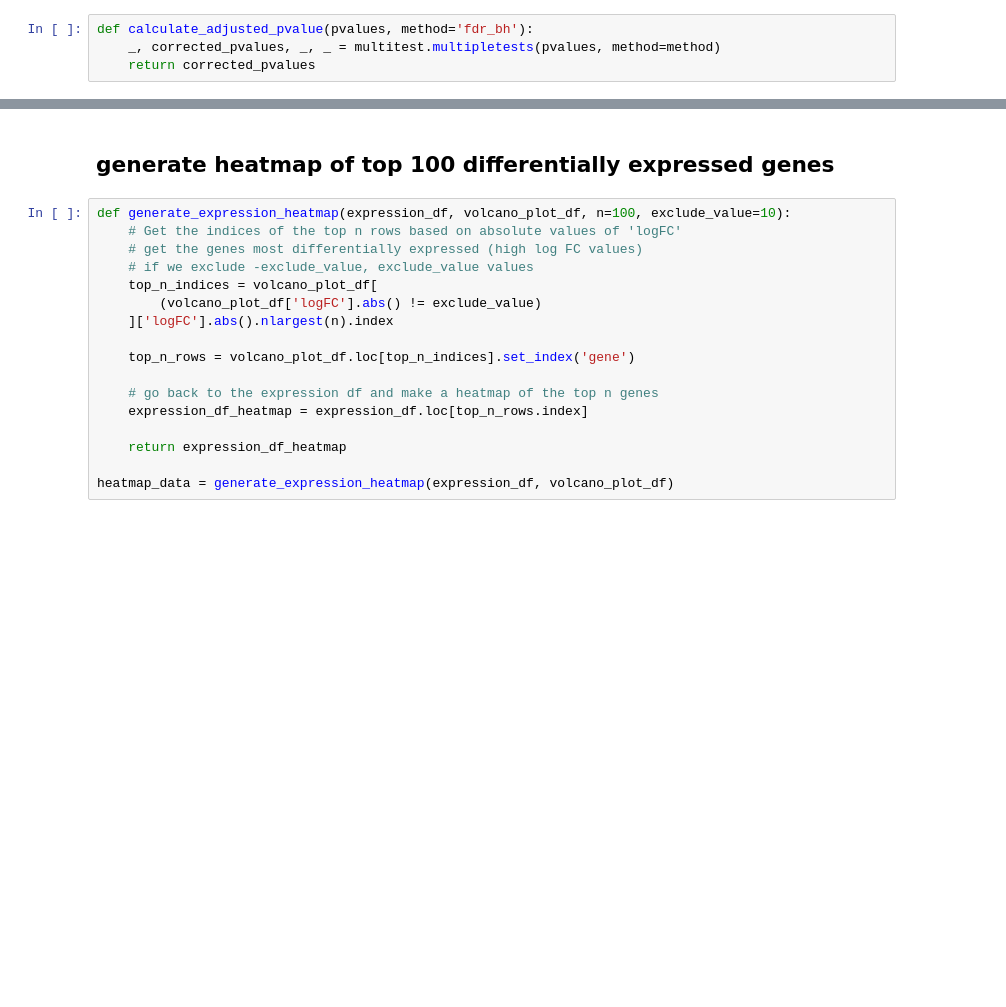
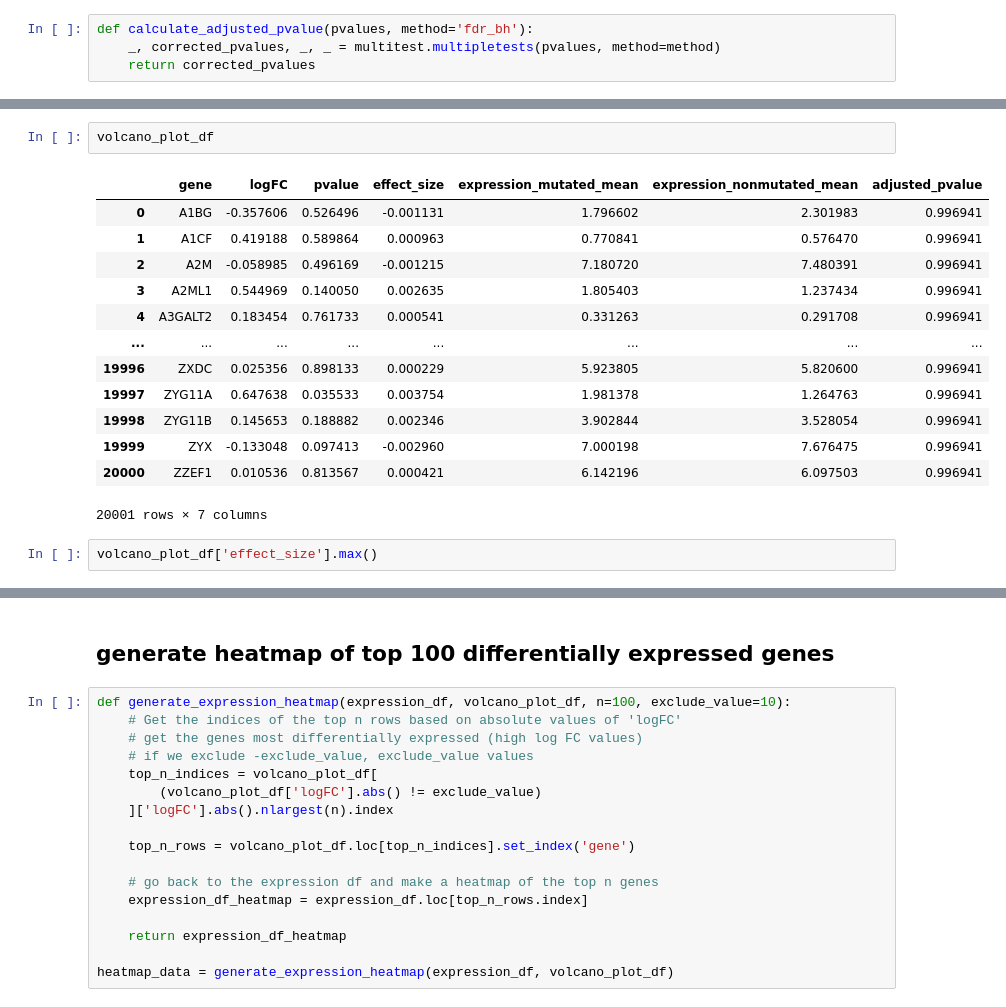
Before and after one commit to MeltemTutar/huang, a Jupyter notebook: Respond/Mutated_gene_expression_explore.ipynb, the cells around one changed output, grey strips where cells are left out. Drawn from its saved outputs; the diff is of its cells as text; blank space fills up the shorter version.

```diff
--- a/Respond/Mutated_gene_expression_explore.ipynb
+++ b/Respond/Mutated_gene_expression_explore.ipynb
@@ -143,5 +165,23 @@ volcano_plot_df, individuals_mutated_target_gene, volcano_input_filename = gener
 # %% [output]
 outputting data to RPL10/5_112_logfc_pvalue.csv
+# %%
+volcano_plot_df
+# %% [output]
+|  | gene | logFC | pvalue | effect_size | expression_mutated_mean | expression_nonmutated_mean | adjusted_pvalue |
+| 0 | A1BG | -0.357606 | 0.526496 | -0.001131 | 1.796602 | 2.301983 | 0.996941 |
+| 1 | A1CF | 0.419188 | 0.589864 | 0.000963 | 0.770841 | 0.576470 | 0.996941 |
+| 2 | A2M | -0.058985 | 0.496169 | -0.001215 | 7.180720 | 7.480391 | 0.996941 |
+| 3 | A2ML1 | 0.544969 | 0.140050 | 0.002635 | 1.805403 | 1.237434 | 0.996941 |
+| 4 | A3GALT2 | 0.183454 | 0.761733 | 0.000541 | 0.331263 | 0.291708 | 0.996941 |
+| ... | ... | ... | ... | ... | ... | ... | ... |
+| 19996 | ZXDC | 0.025356 | 0.898133 | 0.000229 | 5.923805 | 5.820600 | 0.996941 |
+| 19997 | ZYG11A | 0.647638 | 0.035533 | 0.003754 | 1.981378 | 1.264763 | 0.996941 |
+| 19998 | ZYG11B | 0.145653 | 0.188882 | 0.002346 | 3.902844 | 3.528054 | 0.996941 |
+| 19999 | ZYX | -0.133048 | 0.097413 | -0.002960 | 7.000198 | 7.676475 | 0.996941 |
+| 20000 | ZZEF1 | 0.010536 | 0.813567 | 0.000421 | 6.142196 | 6.097503 | 0.996941 |
+20001 rows × 7 columns
+# %%
+volcano_plot_df['effect_size'].max()
 # %%
 volcano_plot_df.head(4)
 # %% [output]
```
Also changed, not shown: parts of 10 cells of this notebook.
